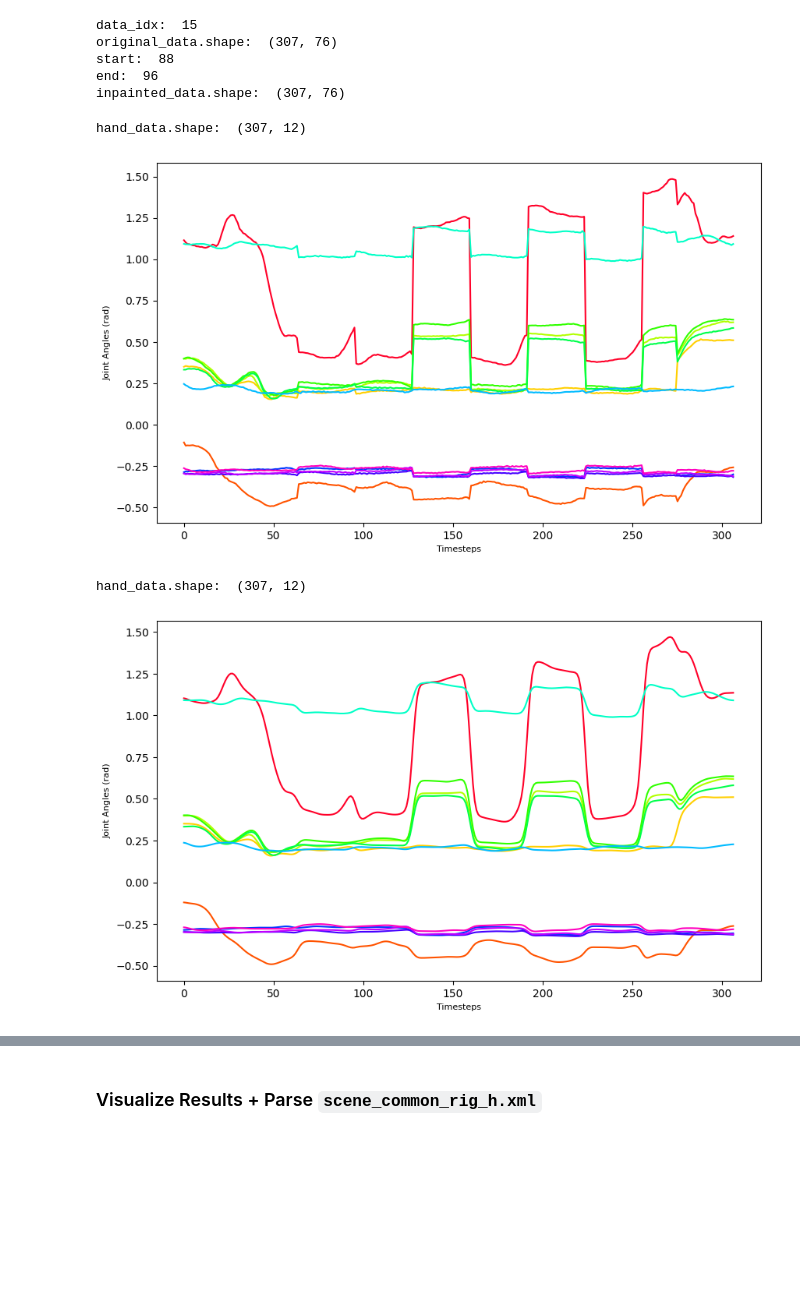
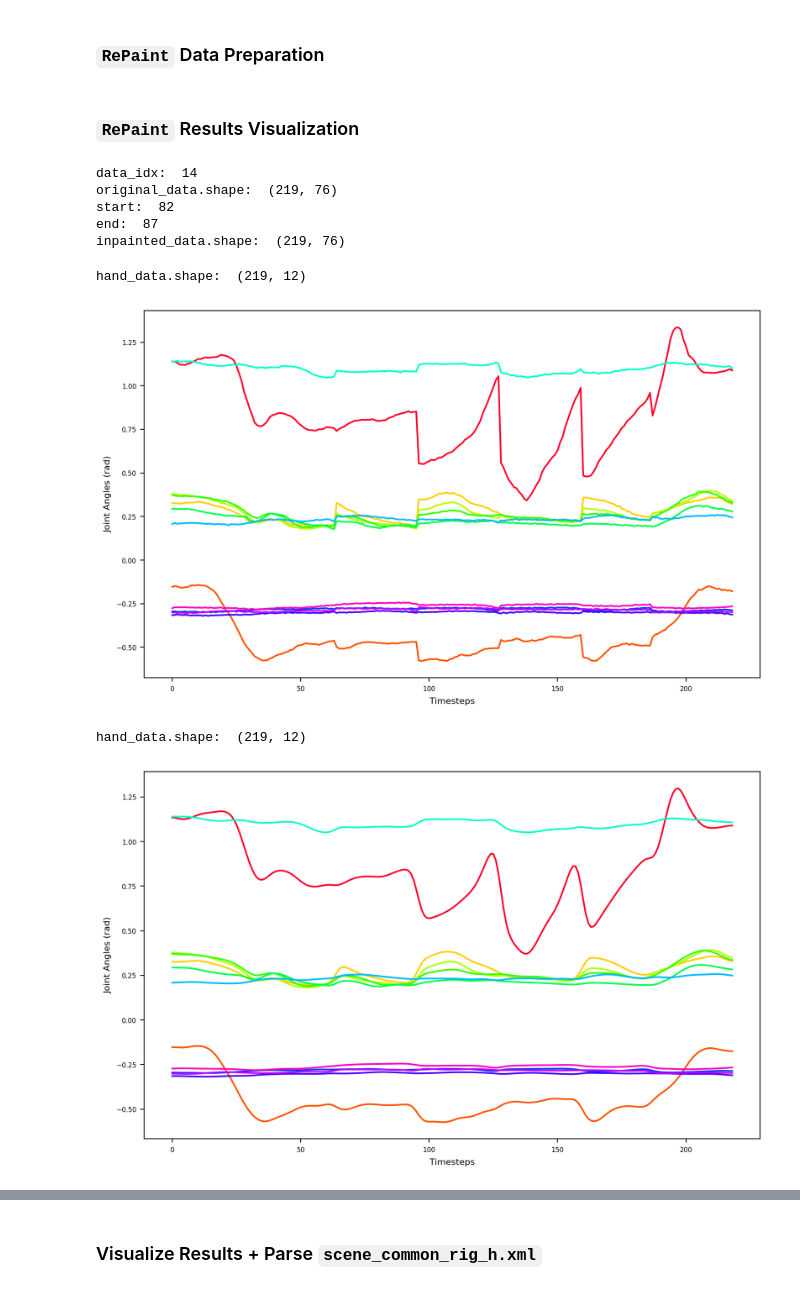
Before and after one commit to kaseungyup/embc-hand-generation, a Jupyter notebook: code/visualization_inpaint.ipynb, the cells around one changed output, grey strips where cells are left out. Cells and saved outputs as stored; diff of their text form; code cells hidden in the pictures; blank space fills up the shorter version.

```diff
--- a/code/visualization_inpaint.ipynb
+++ b/code/visualization_inpaint.ipynb
@@ -0,0 +1,2 @@
+# %% [markdown]
+### `RePaint` Data Preparation
@@ -1,3 +94,5 @@
+# %% [markdown]
+### `RePaint` Results Visualization
 # %%
 import numpy as np
 import pickle
@@ -11,7 +106,7 @@ b2h_index = [14,15,16,17,18,19,20,  # rs1~rs3, re, rw1~rw3
              47,48,49,50,51,52,     # lh_2, lh_3
              53,54,55,56,57,58]     # lh_4, lh_5
 
-data_number = '15_02'
+data_number = '14_01'
 folder = "inpaint_results"
 data_idx = int(data_number[:2])
 print("data_idx: ", data_idx)
@@ -55,13 +150,16 @@ for t in range(L):
         crh_data[t,b2h_idx] = np.arctan2(b2h_data[1,t,b2h_data_idx], b2h_data[0,t,b2h_data_idx])
 inpainted_data[-32:,:] = crh_data[-32:,:]
 
+inpainted_data[:,14:21] = original_data[:,14:21]
+inpainted_data[:,37:44] = original_data[:,37:44]
+
 print("inpainted_data.shape: ", inpainted_data.shape)
 # %% [output]
-data_idx:  15
-original_data.shape:  (307, 76)
-start:  88
-end:  96
-inpainted_data.shape:  (307, 76)
+data_idx:  14
+original_data.shape:  (219, 76)
+start:  82
+end:  87
+inpainted_data.shape:  (219, 76)
 # %%
 import matplotlib.pyplot as plt
 from scipy.ndimage import gaussian_filter1d
@@ -75,37 +173,38 @@ plt.figure(figsize=(10,6))
 cs = [plt.cm.gist_rainbow(x) for x in np.linspace(0,1,12)]
 for i in range(12):
     plt.plot(time, hand_data[:,i], color=cs[i])
 
 plt.xlabel('Timesteps',fontsize=8)
 plt.ylabel('Joint Angles (rad)',fontsize=8)
 plt.show()
 
 smoothed_data = inpainted_data.copy()
 for i in range(21,36):
     smoothed_data[:,i] = gaussian_filter1d(smoothed_data[:,i],sigma=2,axis=0)
 
 for i in range(44,59):
     smoothed_data[:,i] = gaussian_filter1d(smoothed_data[:,i],sigma=2,axis=0)
 
 hand_data = smoothed_data[:,hand_index]
 print("hand_data.shape: ", hand_data.shape)
 
 time = np.arange(0,original_length)
 plt.figure(figsize=(10,6))
 cs = [plt.cm.gist_rainbow(x) for x in np.linspace(0,1,12)]
 for i in range(12):
     plt.plot(time, hand_data[:,i], color=cs[i])
 
 plt.xlabel('Timesteps',fontsize=8)
 plt.ylabel('Joint Angles (rad)',fontsize=8)
 plt.show()
 
 inpainted_data = smoothed_data.copy()
+np.save("../data/" + data_number[:2] + "a_inpaint.npy", inpainted_data)
 # %% [output]
-hand_data.shape:  (307, 12)
+hand_data.shape:  (219, 12)
-[figure, old version]
+[figure, new version]
-hand_data.shape:  (307, 12)
+hand_data.shape:  (219, 12)
-[figure, old version]
+[figure, new version]
 # %%
 import matplotlib.pyplot as plt
 from scipy.ndimage import gaussian_filter1d
```
Also changed, not shown: parts of 4 cells of this notebook, 7 other files.
